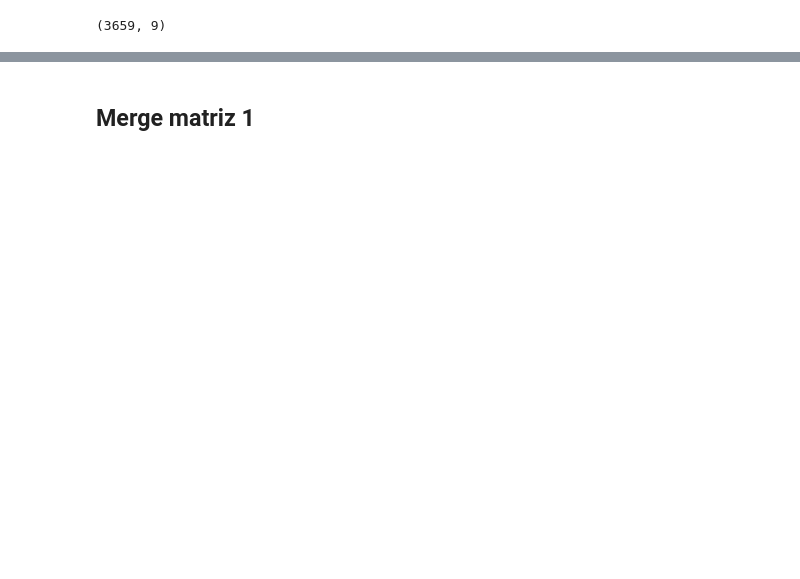
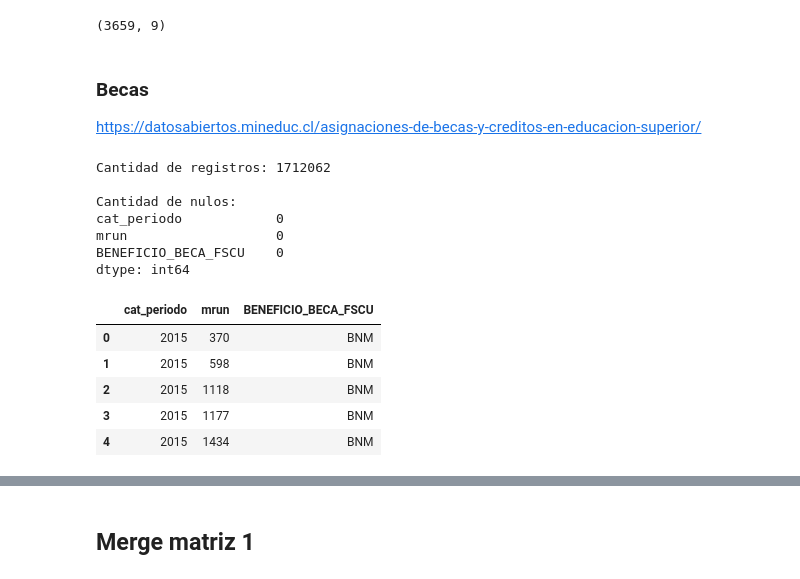
Before and after one commit to GianniCatBug/MDS7201-mineduc-desercion, a Jupyter notebook: notebooks/3-seleccion-atributos.ipynb, the cells around one changed output, grey strips where cells are left out. Saved outputs shown, nothing was run; the diff lists cells and outputs as text; code cells hidden in the pictures; blank space fills up the shorter version.

```diff
--- a/notebooks/3-seleccion-atributos.ipynb
+++ b/notebooks/3-seleccion-atributos.ipynb
@@ -347,3 +355,41 @@ colegios.head()
 colegios[colegios["cod_depe"].isna()].shape
 # %% [output]
 (3659, 9)
+# %% [markdown]
+### Becas
+https://datosabiertos.mineduc.cl/asignaciones-de-becas-y-creditos-en-educacion-superior/
+# %%
+becas = pd.concat([
+    pd.read_csv(f, sep=";")
+    for f in tqdm(
+        glob(f"{BASE}raw_data/becas_post_2015/Asignacion*.csv"),
+        total=6
+    )
+]).drop(columns=[
+    "TIPO_ALUMNO"
+]).rename(columns={
+    "ANIO_BENEFICIO": "cat_periodo",
+    "MRUN": "mrun"
+})
+
+becas = becas[
+    becas["mrun"].isin(matriculados["mrun"].unique())
+].drop_duplicates().reset_index(drop=True)
+
+print(f"Cantidad de registros: {becas.shape[0]}\n")
+print(f"Cantidad de nulos: \n{becas.isna().sum()}")
+becas.head()
+# %% [output]
+Cantidad de registros: 1712062
+
+Cantidad de nulos:
+cat_periodo            0
+mrun                   0
+BENEFICIO_BECA_FSCU    0
+dtype: int64
+|  | cat_periodo | mrun | BENEFICIO_BECA_FSCU |
+| 0 | 2015 | 370 | BNM |
+| 1 | 2015 | 598 | BNM |
+| 2 | 2015 | 1118 | BNM |
+| 3 | 2015 | 1177 | BNM |
+| 4 | 2015 | 1434 | BNM |
```
Also changed, not shown: parts of 15 cells of this notebook, 2 other files.
